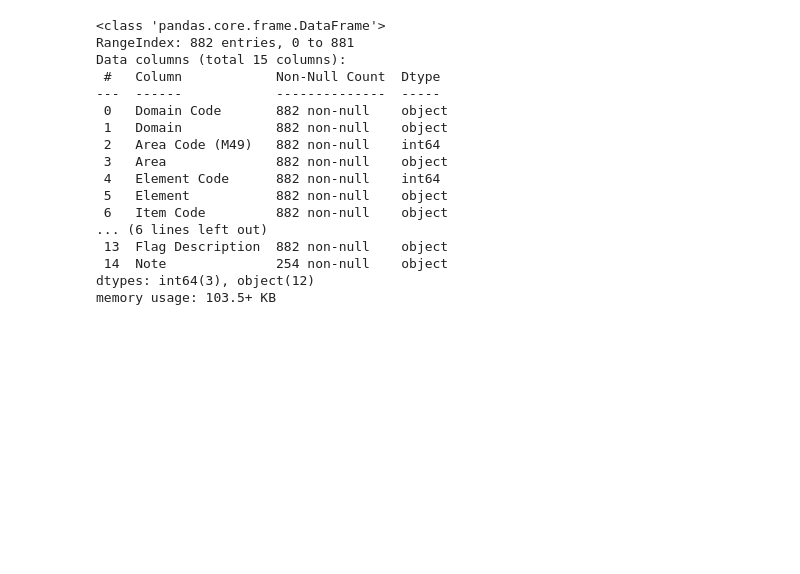
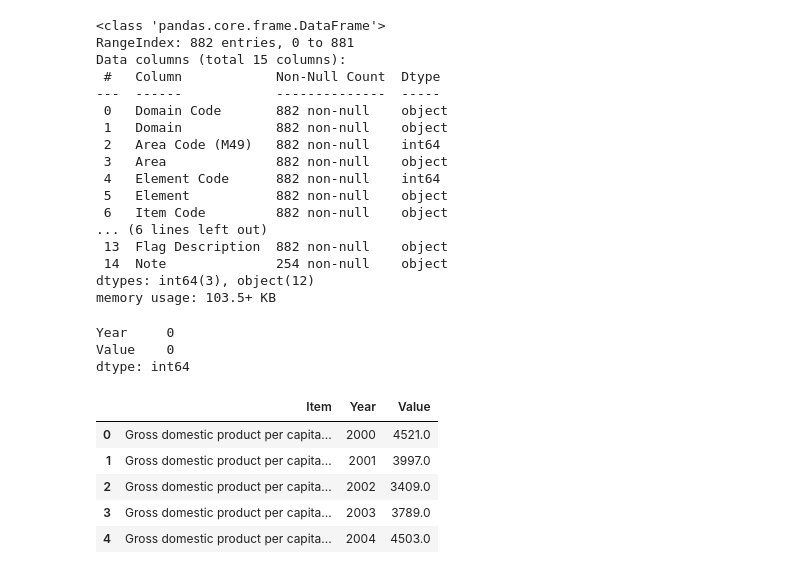
Before and after one commit to ahmadhlawa/palestine-food-security-analysis, a Jupyter notebook: notebooks/EDA1.ipynb, the cells around one changed output. Cells and saved outputs as stored; diff of their text form; code cells hidden in the pictures; blank space fills up the shorter version.

```diff
--- a/notebooks/EDA1.ipynb
+++ b/notebooks/EDA1.ipynb
@@ -35,3 +37,24 @@ Data columns (total 15 columns):
  14  Note              254 non-null    object
 dtypes: int64(3), object(12)
 memory usage: 103.5+ KB
+# %%
+df_fs['Value'] = df_fs['Value'].astype(str).str.replace('<', '').str.replace('>', '').str.replace(',', '')
+df_fs['Value'] = pd.to_numeric(df_fs['Value'], errors='coerce')
+df_fs['Year'] = df_fs['Year'].astype(str)
+
+df_fs_clean = df_fs.dropna(subset=['Value'])
+
+
+print(df_fs_clean[['Year', 'Value']].isnull().sum())
+
+display(df_fs_clean[['Item', 'Year', 'Value']].head())
+# %% [output]
+Year     0
+Value    0
+dtype: int64
+|  | Item | Year | Value |
+| 0 | Gross domestic product per capita... | 2000 | 4521.0 |
+| 1 | Gross domestic product per capita... | 2001 | 3997.0 |
+| 2 | Gross domestic product per capita... | 2002 | 3409.0 |
+| 3 | Gross domestic product per capita... | 2003 | 3789.0 |
+| 4 | Gross domestic product per capita... | 2004 | 4503.0 |
```
Also changed, not shown: parts of 2 cells of this notebook.
